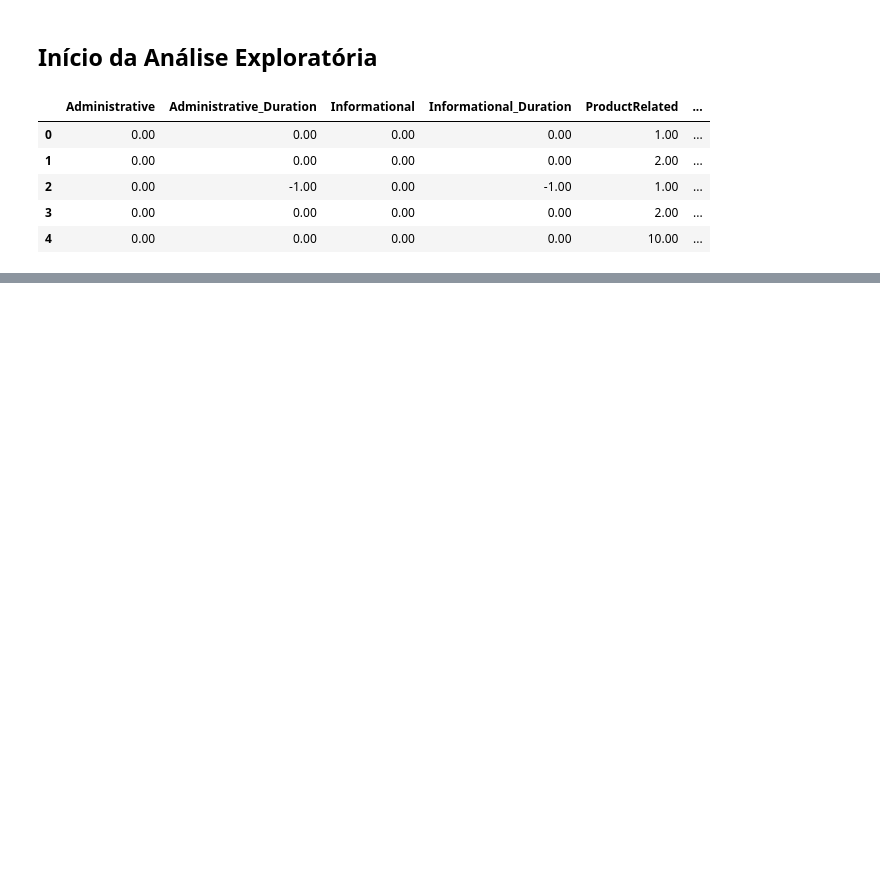
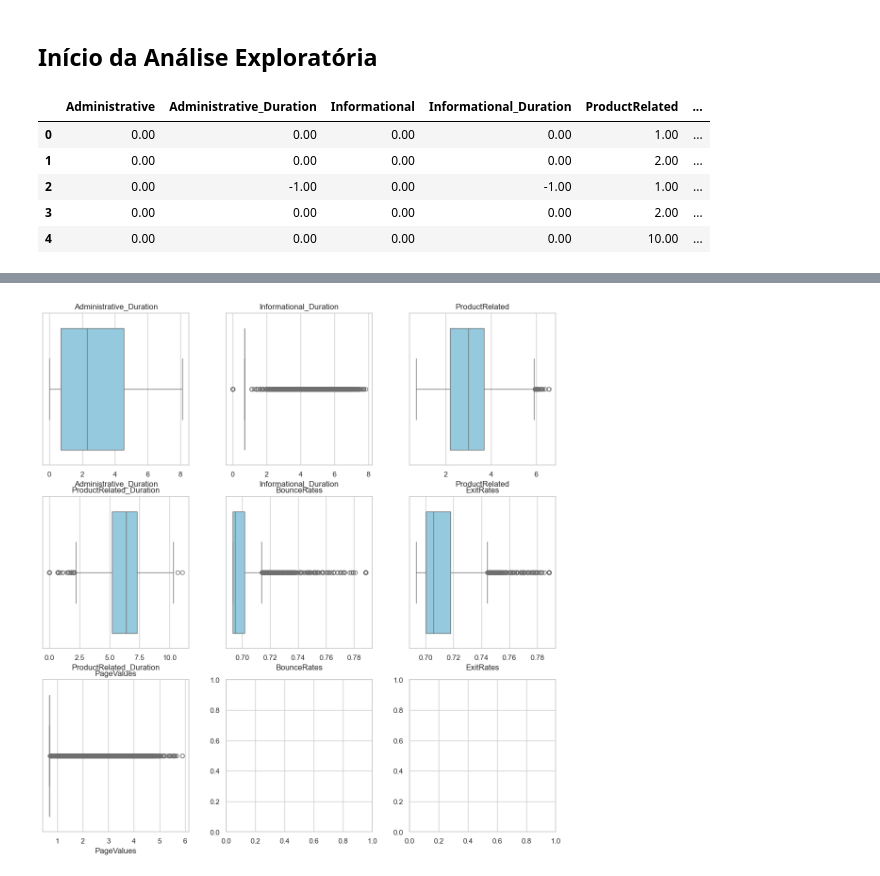
Before and after one commit to thaleswillreis/Modelo-ML-Previsao-Vendas-v1, a Jupyter notebook: ModPredPrevisaoVendas.ipynb, the cells around one changed output, grey strips where cells are left out. Drawn from its saved outputs; the diff is of its cells as text; code cells hidden in the pictures; blank space fills up the shorter version.

```diff
--- a/ModPredPrevisaoVendas.ipynb
+++ b/ModPredPrevisaoVendas.ipynb
@@ -34,0 +264,18 @@ df.head()
+# %%
+# Transforma todas as variáveis na mesma escala
+df_segm[continuo] = np.log1p(1 + df_segm[continuo])
+# %%
+# Configurar o estilo do Seaborn
+sns.set(style="whitegrid")
+
+# Criar boxplots com o Seaborn
+fig, axes = plt.subplots(nrows=3, ncols=3, figsize=(12, 12))
+fig.tight_layout(pad=2.0)
+
+for i, col in enumerate(continuo):
+    sns.boxplot(x=df_segm[col], ax=axes[i // 3, i % 3], color='skyblue')
+    axes[i // 3, i % 3].set_title(col)
+
+plt.show()
+# %% [output]
+[figure, added]
```
Also changed, not shown: parts of 73 cells of this notebook, 1 other file.
